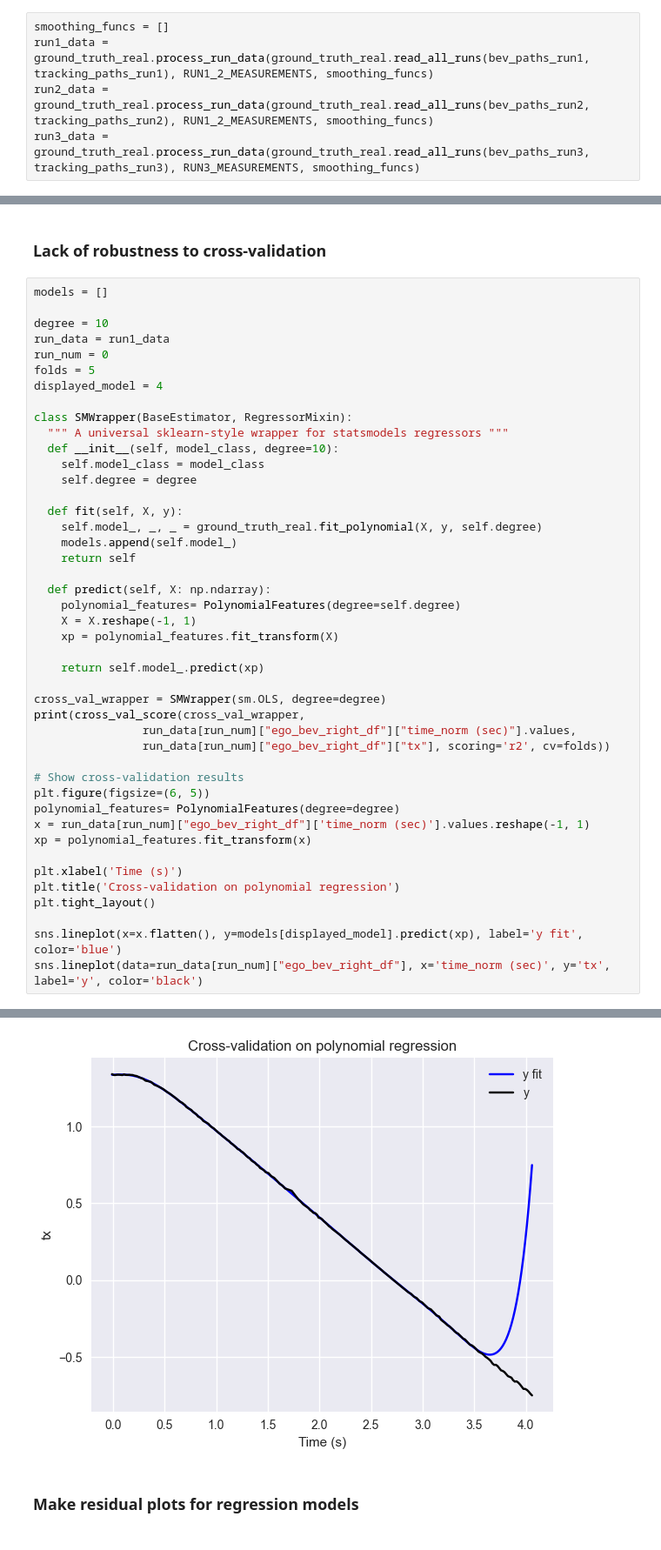
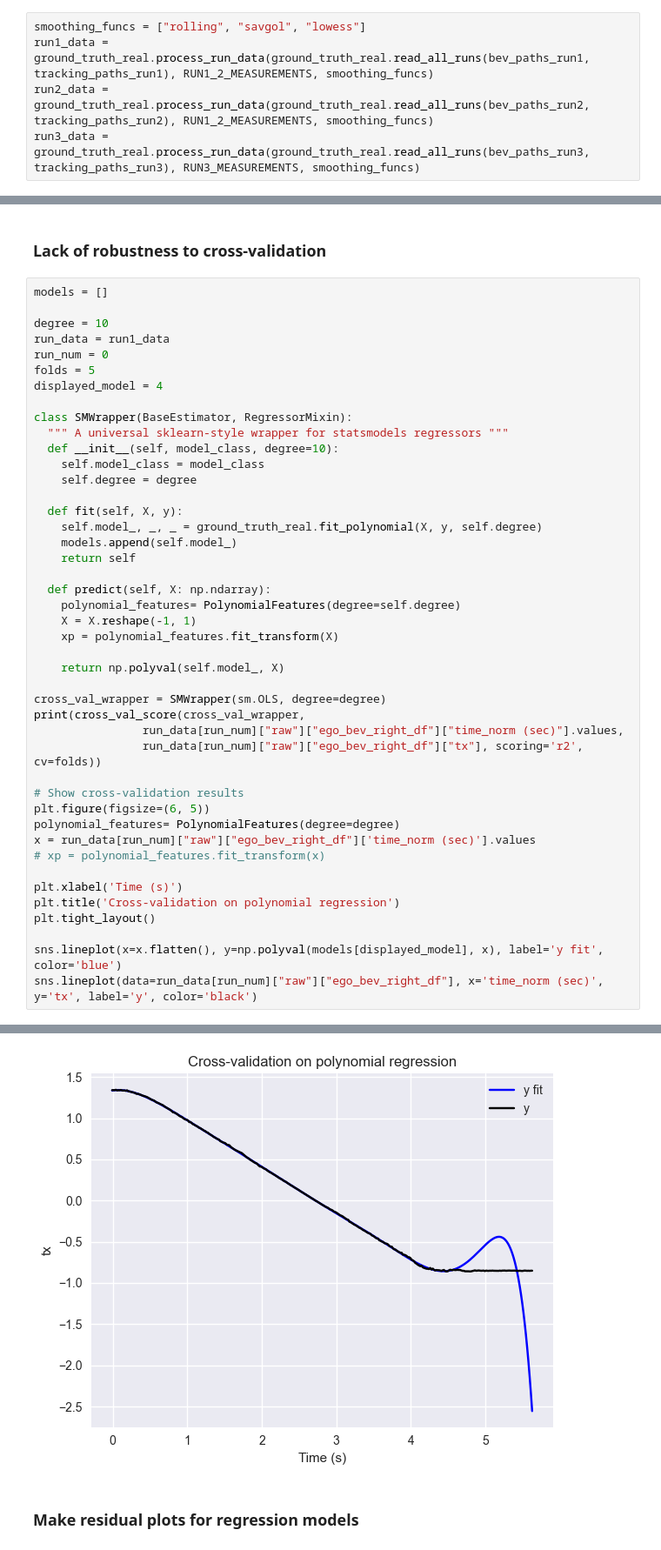
Before and after one commit to ShungFei/autonomous_f1tenth, a Jupyter notebook: src/perception/perception/scripts/useful_figures.ipynb, the cells around one changed output, grey strips where cells are left out. Shown at 87% size. Cells and saved outputs as stored; diff of their text form.

```diff
--- a/src/perception/perception/scripts/useful_figures.ipynb
+++ b/src/perception/perception/scripts/useful_figures.ipynb
@@ -82,7 +82,7 @@ dictionary = cv2.aruco.getPredefinedDictionary(cv2.aruco.DICT_4X4_50)
 detector_params = cv2.aruco.DetectorParameters()
 detector_params.cornerRefinementMethod = cv2.aruco.CORNER_REFINE_APRILTAG
 # %%
-smoothing_funcs = []
+smoothing_funcs = ["rolling", "savgol", "lowess"]
 run1_data = ground_truth_real.process_run_data(ground_truth_real.read_all_runs(bev_paths_run1, tracking_paths_run1), RUN1_2_MEASUREMENTS, smoothing_funcs)
 run2_data = ground_truth_real.process_run_data(ground_truth_real.read_all_runs(bev_paths_run2, tracking_paths_run2), RUN1_2_MEASUREMENTS, smoothing_funcs)
 run3_data = ground_truth_real.process_run_data(ground_truth_real.read_all_runs(bev_paths_run3, tracking_paths_run3), RUN3_MEASUREMENTS, smoothing_funcs)
@@ -262,23 +262,23 @@ class SMWrapper(BaseEstimator, RegressorMixin):
     X = X.reshape(-1, 1)
     xp = polynomial_features.fit_transform(X)
 
-    return self.model_.predict(xp)
+    return np.polyval(self.model_, X)
 
 cross_val_wrapper = SMWrapper(sm.OLS, degree=degree)
 print(cross_val_score(cross_val_wrapper,
-                run_data[run_num]["ego_bev_right_df"]["time_norm (sec)"].values,
-                run_data[run_num]["ego_bev_right_df"]["tx"], scoring='r2', cv=folds))
+                run_data[run_num]["raw"]["ego_bev_right_df"]["time_norm (sec)"].values,
+                run_data[run_num]["raw"]["ego_bev_right_df"]["tx"], scoring='r2', cv=folds))
 
 # Show cross-validation results
 plt.figure(figsize=(6, 5))
 polynomial_features= PolynomialFeatures(degree=degree)
-x = run_data[run_num]["ego_bev_right_df"]['time_norm (sec)'].values.reshape(-1, 1)
-xp = polynomial_features.fit_transform(x)
+x = run_data[run_num]["raw"]["ego_bev_right_df"]['time_norm (sec)'].values
+# xp = polynomial_features.fit_transform(x)
 
 plt.xlabel('Time (s)')
 plt.title('Cross-validation on polynomial regression')
 plt.tight_layout()
 
-sns.lineplot(x=x.flatten(), y=models[displayed_model].predict(xp), label='y fit', color='blue')
-sns.lineplot(data=run_data[run_num]["ego_bev_right_df"], x='time_norm (sec)', y='tx', label='y', color='black')
+sns.lineplot(x=x.flatten(), y=np.polyval(models[displayed_model], x), label='y fit', color='blue')
+sns.lineplot(data=run_data[run_num]["raw"]["ego_bev_right_df"], x='time_norm (sec)', y='tx', label='y', color='black')
 # %% [output]
@@ -286,5 +287,5 @@ sns.lineplot(data=run_data[run_num]["ego_bev_right_df"], x='time_norm (sec)', y=
 <AxesSubplot: title={'center': 'Cross-validation on polynomial regression'}, xlabel='Time (s)', ylabel='tx'>
-[figure, old version]
+[figure, new version]
 # %% [markdown]
 ### Make residual plots for regression models
 # %%
```
Also changed, not shown: parts of 6 cells of this notebook, 2 other files.
